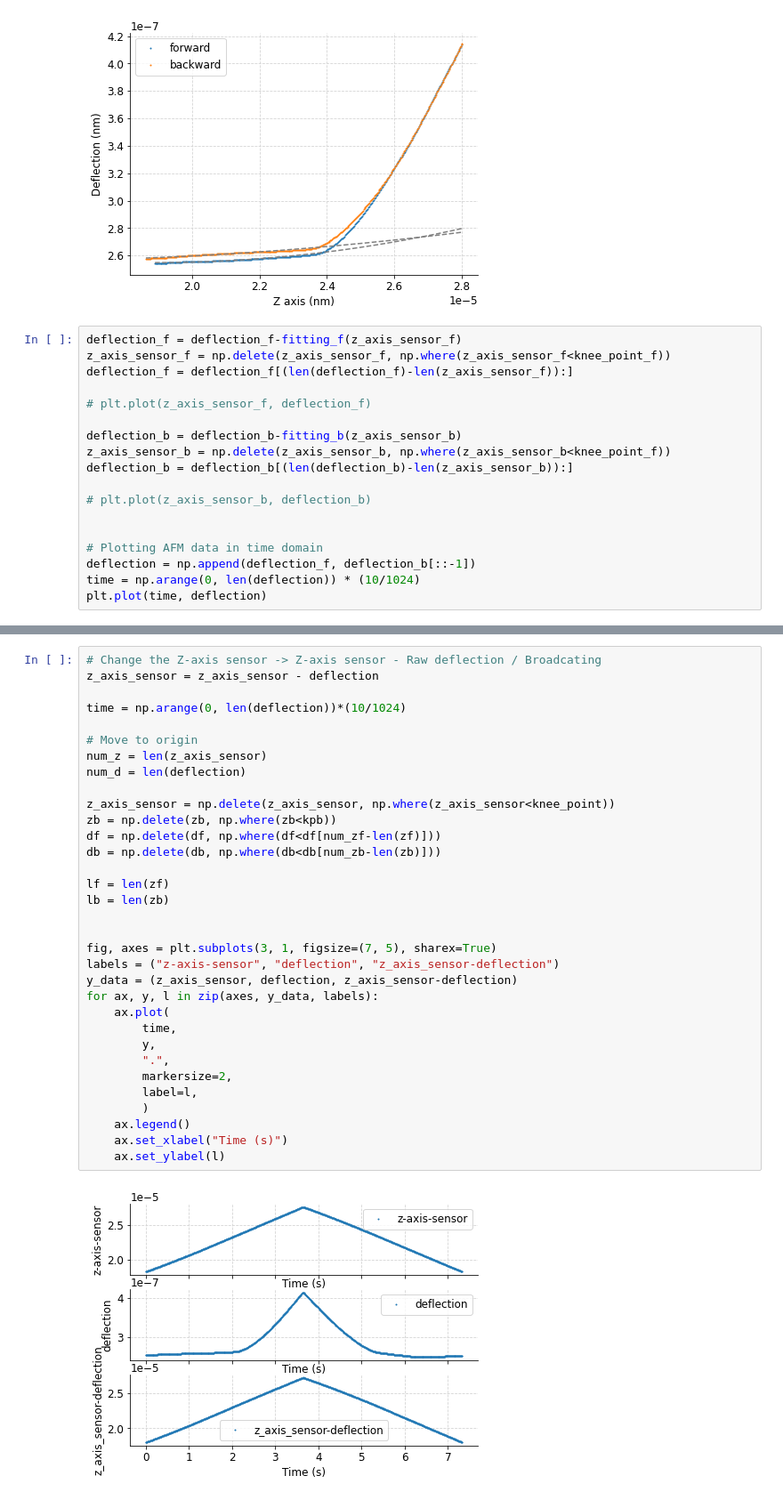
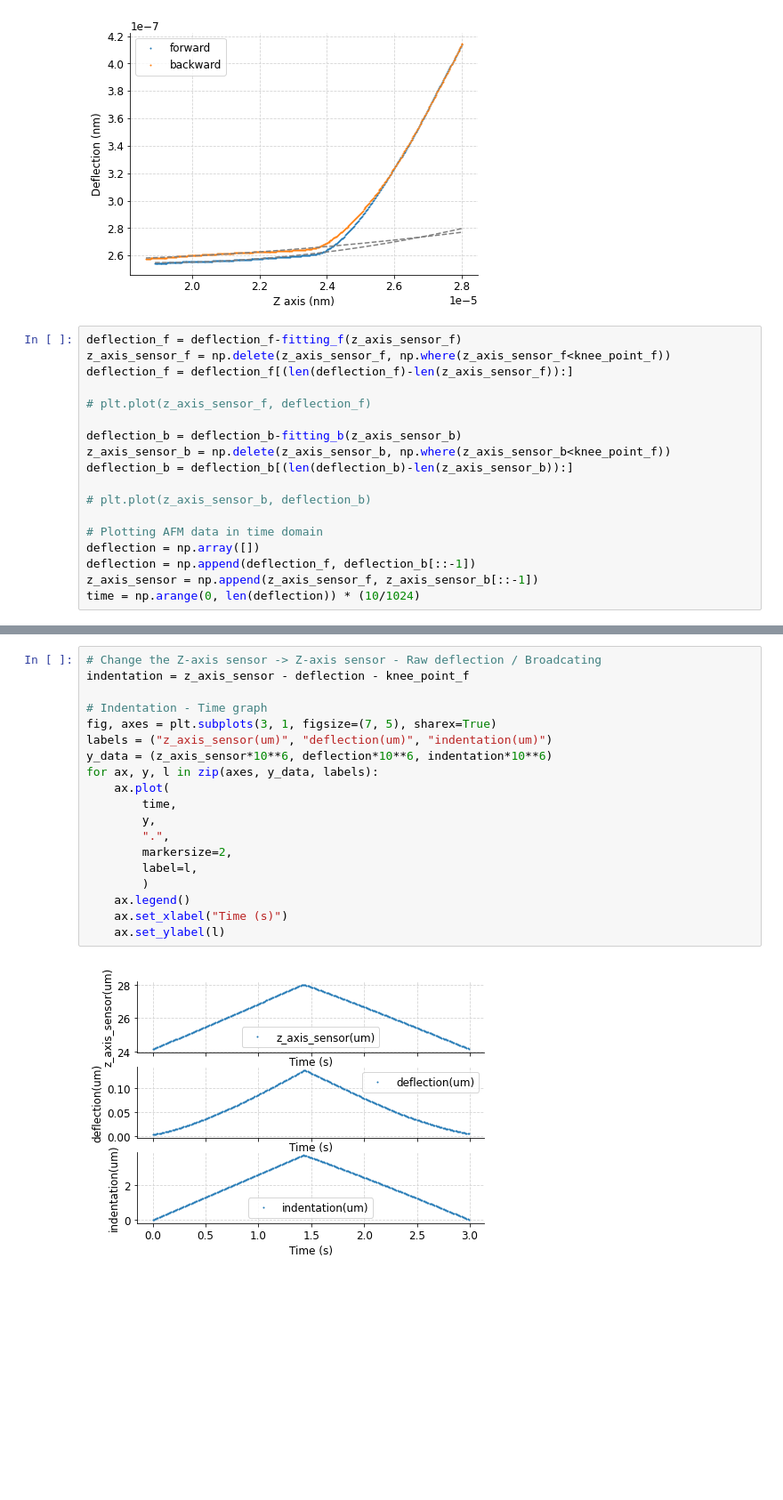
Before and after one commit to sungwoo306/Hydrogel, a Jupyter notebook: notebooks/20230106/highly entangled hydrogel(C=1.0).ipynb, the cells around one changed output, grey strips where cells are left out. Shown at 89% size. Cells and saved outputs as stored; diff of their text form; blank space fills up the shorter version.

Commit message:
data preprocessing

```diff
--- a/notebooks/20230106/highly entangled hydrogel(C=1.0).ipynb
+++ b/notebooks/20230106/highly entangled hydrogel(C=1.0).ipynb
@@ -340,10 +313,10 @@ deflection_b = deflection_b[(len(deflection_b)-len(z_axis_sensor_b)):]
 
 # plt.plot(z_axis_sensor_b, deflection_b)
 
-
 # Plotting AFM data in time domain
+deflection = np.array([])
 deflection = np.append(deflection_f, deflection_b[::-1])
+z_axis_sensor = np.append(z_axis_sensor_f, z_axis_sensor_b[::-1])
 time = np.arange(0, len(deflection)) * (10/1024)
-plt.plot(time, deflection)
 # %% [output]
 [<matplotlib.lines.Line2D at 0x...>]
@@ -351,35 +324,21 @@ plt.plot(time, deflection)
 # %%
 # Change the Z-axis sensor -> Z-axis sensor - Raw deflection / Broadcating
-z_axis_sensor = z_axis_sensor - deflection
+indentation = z_axis_sensor - deflection - knee_point_f
 
-time = np.arange(0, len(deflection))*(10/1024)
-
-# Move to origin
-num_z = len(z_axis_sensor)
-num_d = len(deflection)
-
-z_axis_sensor = np.delete(z_axis_sensor, np.where(z_axis_sensor<knee_point))
-zb = np.delete(zb, np.where(zb<kpb))
-df = np.delete(df, np.where(df<df[num_zf-len(zf)]))
-db = np.delete(db, np.where(db<db[num_zb-len(zb)]))
-
-lf = len(zf)
-lb = len(zb)
-
-
+# Indentation - Time graph
 fig, axes = plt.subplots(3, 1, figsize=(7, 5), sharex=True)
-labels = ("z-axis-sensor", "deflection", "z_axis_sensor-deflection")
-y_data = (z_axis_sensor, deflection, z_axis_sensor-deflection)
+labels = ("z_axis_sensor(um)", "deflection(um)", "indentation(um)")
+y_data = (z_axis_sensor*10**6, deflection*10**6, indentation*10**6)
 for ax, y, l in zip(axes, y_data, labels):
     ax.plot(
         time,
         y,
         ".",
         markersize=2,
         label=l,
         )
     ax.legend()
     ax.set_xlabel("Time (s)")
     ax.set_ylabel(l)
 # %% [output]
-[figure, old version]
+[figure, new version]
```
Also changed, not shown: parts of 4 cells of this notebook, 6 other files.
